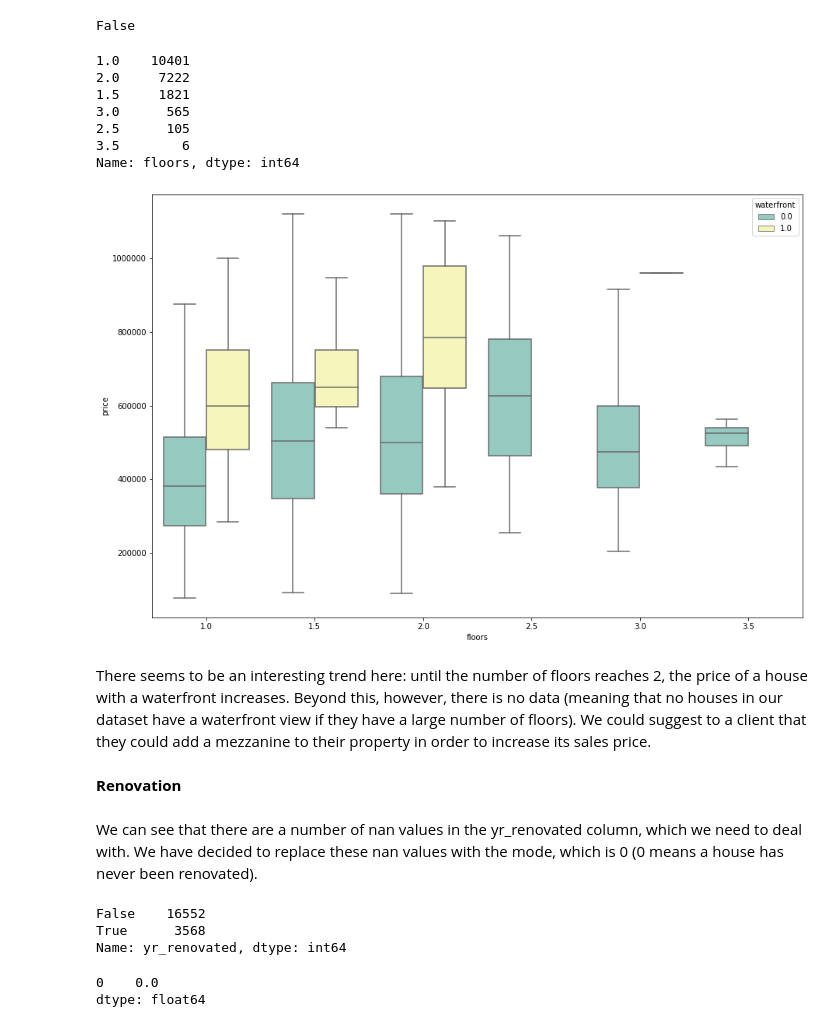
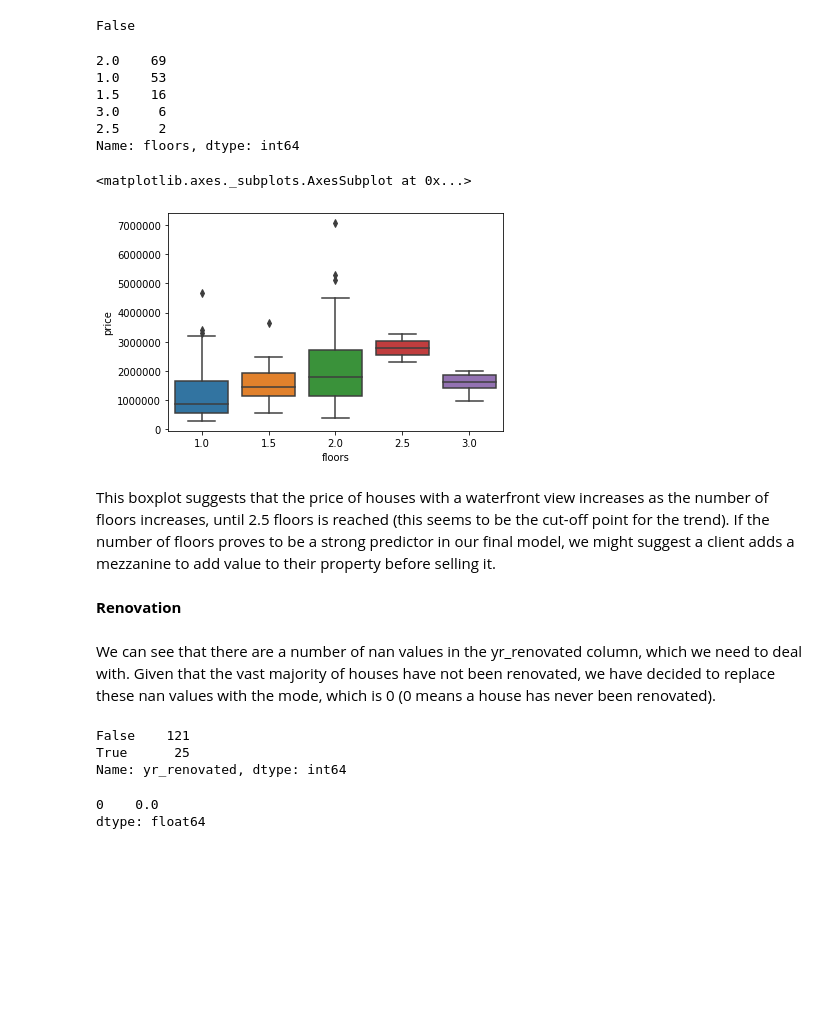
Before and after one commit to HeleneBu/Project_1, a Jupyter notebook: Data cleaning and question 1.ipynb, the cells around one changed output. Saved outputs shown, nothing was run; the diff lists cells and outputs as text; code cells hidden in the pictures; blank space fills up the shorter version.

```diff
--- a/Data cleaning and question 1.ipynb
+++ b/Data cleaning and question 1.ipynb
@@ -230,31 +202,29 @@ df3['floors'].isna().any()
 # %% [output]
 False
 # %%
-df3['floors'].value_counts()
+df_waterfront_only['floors'].value_counts()
 # %% [output]
-1.0    10401
-2.0     7222
-1.5     1821
-3.0      565
-2.5      105
-3.5        6
+2.0    69
+1.0    53
+1.5    16
+3.0     6
+2.5     2
 Name: floors, dtype: int64
-# %%
-plt.figure(figsize = (15,10))
-ax = sns.boxplot(x="floors", y="price", hue="waterfront",
-                data=df3, palette="Set3", showfliers = False)
-# %% [output]
-[figure, removed]
-# %% [markdown]
-There seems to be an interesting trend here: until the number of floors reaches 2, the price of a house with a waterfront increases. Beyond this, however, there is no data (meaning that no houses in our dataset have a waterfront view if they have a large number of floors). We could suggest to a client that they could add a mezzanine to their property in order to increase its sales price.
+# %%
+sns.boxplot(x = 'floors', y = 'price', data = df_waterfront_only)
+# %% [output]
+<matplotlib.axes._subplots.AxesSubplot at 0x...>
+[figure, added]
+# %% [markdown]
+This boxplot suggests that the price of houses with a waterfront view increases as the number of floors increases, until 2.5 floors is reached (this seems to be the cut-off point for the trend). If the number of floors proves to be a strong predictor in our final model, we might suggest a client adds a mezzanine to add value to their property before selling it.
 # %% [markdown]
 **Renovation**
 # %% [markdown]
-We can see that there are a number of nan values in the yr_renovated column, which we need to deal with. We have decided to replace these nan values with the mode, which is 0 (0 means a house has never been renovated).
+We can see that there are a number of nan values in the yr_renovated column, which we need to deal with. Given that the vast majority of houses have not been renovated, we have decided to replace these nan values with the mode, which is 0 (0 means a house has never been renovated).
 # %%
-df3['yr_renovated'].isna().value_counts()
+df_waterfront_only['yr_renovated'].isna().value_counts()
 # %% [output]
-False    16552
-True      3568
+False    121
+True      25
 Name: yr_renovated, dtype: int64
 # %%
```
Also changed, not shown: parts of 87 cells of this notebook, 1 other file.
